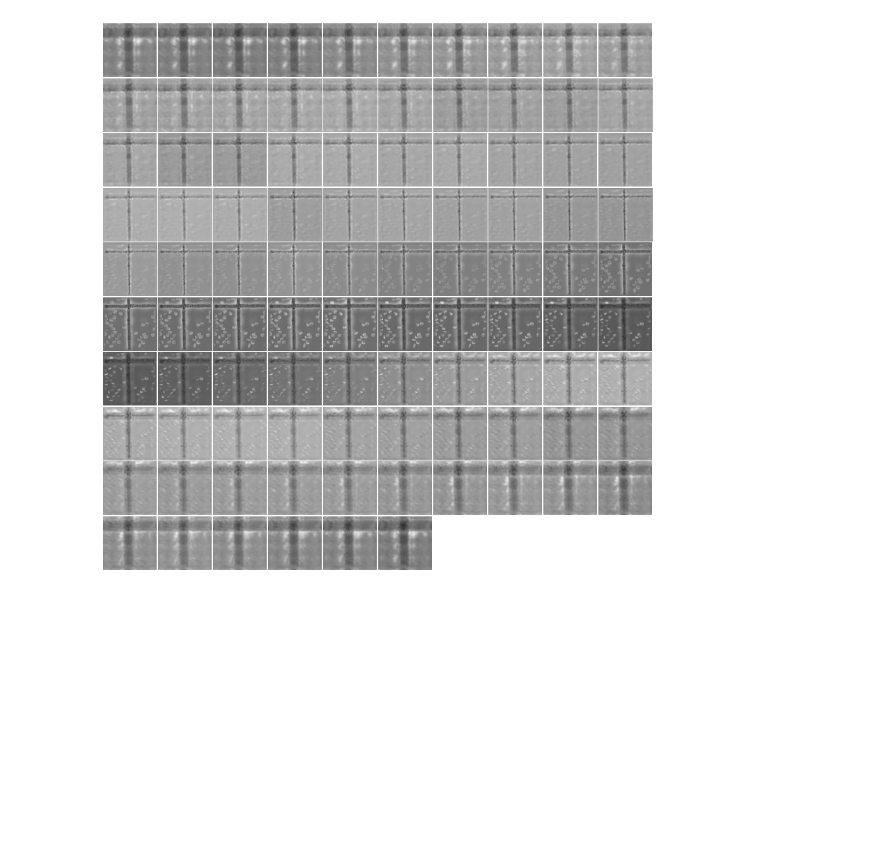
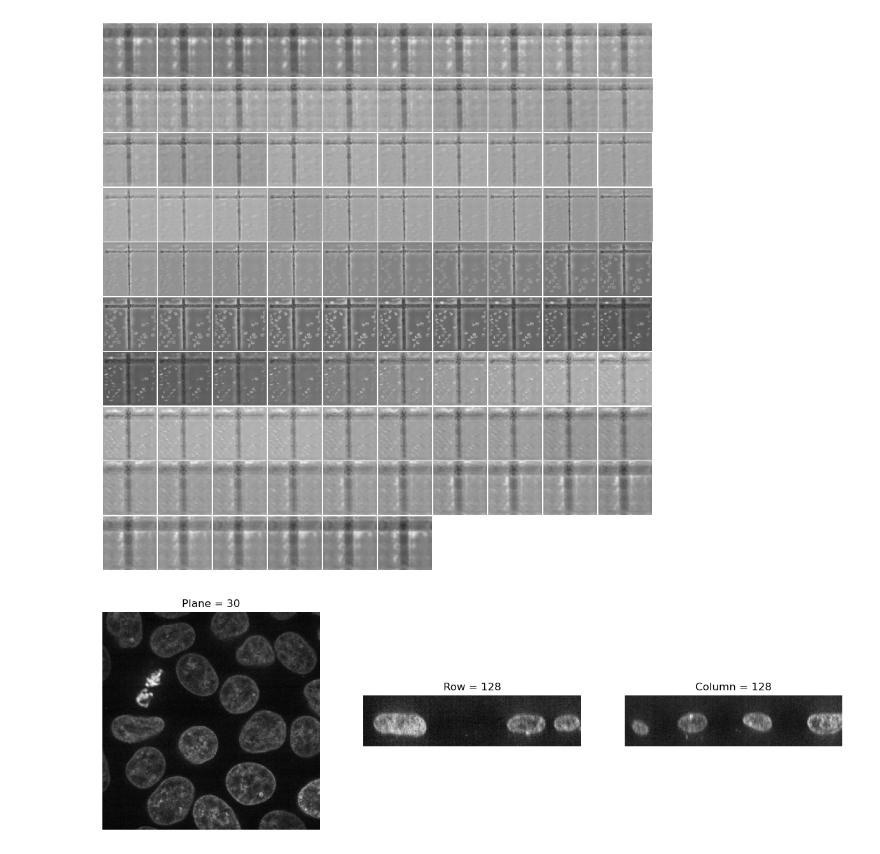
Before and after one commit to bmandracchia/bioMONAI, a Jupyter notebook: nbs/09_visualize.ipynb, the cells around one changed output. Drawn from its saved outputs; the diff is of its cells as text; code cells hidden in the pictures; blank space fills up the shorter version.

Commit message:
update visualize

```diff
--- a/nbs/09_visualize.ipynb
+++ b/nbs/09_visualize.ipynb
@@ -177,0 +207,40 @@ torch.Size([96, 512, 512])
+# %%
+#| export
+def visualize_slices(data, planes=None, showlines=True, **kwargs):
+    """
+    Visualize slices of a 3D image tensor along its planes, rows, and columns.
+
+    Parameters:
+        data (numpy.ndarray): A 3D numpy array representing the image tensor.
+        planes (tuple): A tuple containing the indices of the planes to visualize. If None, defaults to middle slices.
+    """
+    if planes:
+        z, y, x = planes
+    else:
+        # Extract dimensions
+        (z, y, x) = data.shape
+        z = z // 2
+        y = y // 2
+        x = x // 2
+
+    # Create subplots
+    _, (a, b, c) = plt.subplots(ncols=3, figsize=(15, 5))
+
+    # Display slices along planes, rows, and columns
+    if showlines:
+        show_plane(a, data[z], title=f'Plane = {z}', lines=[y, x], **kwargs)
+        show_plane(b, data[:, y, :], title=f'Row = {y}', lines=[z, x], **kwargs)
+        show_plane(c, data[:, :, x], title=f'Column = {x}', lines=[z, y], **kwargs)
+    else:
+        show_plane(a, data[z], title=f'Plane = {z}')
+        show_plane(b, data[:, y, :], title=f'Row = {y}')
+        show_plane(c, data[:, :, x], title=f'Column = {x}')
+
+    # Show the plot
+    plt.show()
+# %%
+data = util.img_as_float(cells3d()[:, 1, :, :])  # load the nuclei channel
+
+visualize_slices(data, showlines=False)
+# %% [output]
+[figure, added]
```
Also changed, not shown: parts of 3 cells of this notebook, 2 other files.
